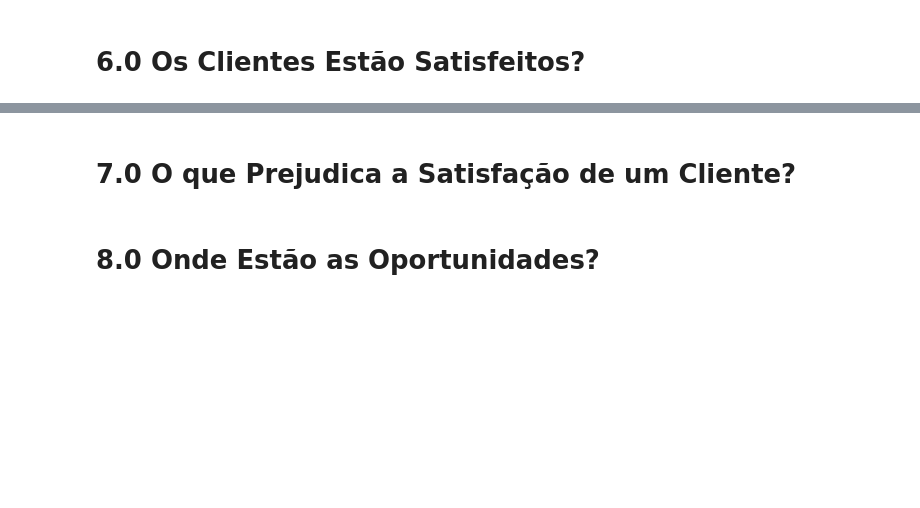
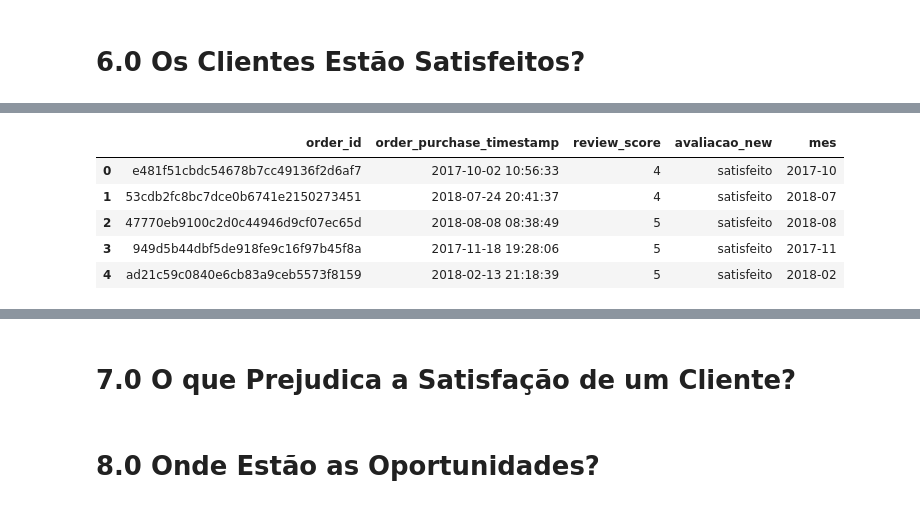
Before and after one commit to alefaizi/tech-challenge-olist, a Jupyter notebook: notebooks/03_analise.ipynb, the cells around one changed output, grey strips where cells are left out. Saved outputs shown, nothing was run; the diff lists cells and outputs as text; code cells hidden in the pictures; blank space fills up the shorter version.

```diff
--- a/notebooks/03_analise.ipynb
+++ b/notebooks/03_analise.ipynb
@@ -266,0 +270,7 @@ Variação Percentual Quad 1 vs Quad 2: -7.54%
+# %%
+# apagando coluna que não será usada
+df_avaliacoes_new = df_avaliacoes_new.drop(columns=['review_id'])
+# %%
+# criando coluna com nova classificação das avaliações
+classificacao = {1: 'insatisfeito', 2: 'insatisfeito', 3: 'neutro', 4: 'satisfeito', 5:'satisfeito'}
+df_avaliacoes_new['avaliacao_new'] = df_avaliacoes_new['review_score'].map(classificacao)
@@ -266,0 +293,9 @@ Variação Percentual Quad 1 vs Quad 2: -7.54%
+# %%
+# junção com a tabela de pedidos (apenas id e data da compra)
+pedidos_avaliacoes = pd.merge(
+    df_pedidos[['order_id', 'order_purchase_timestamp']],
+    df_avaliacoes_new,
+    how='inner',
+    on='order_id',
+    validate='1:1'
+)
@@ -266,0 +320,12 @@ Variação Percentual Quad 1 vs Quad 2: -7.54%
+# %%
+# criando a coluna do mês da avaliação
+pedidos_avaliacoes['mes'] = pedidos_avaliacoes['order_purchase_timestamp'].dt.to_period('M')
+# %%
+pedidos_avaliacoes.head()
+# %% [output]
+|  | order_id | order_purchase_timestamp | review_score | avaliacao_new | mes |
+| 0 | e481f51cbdc54678b7cc49136f2d6af7 | 2017-10-02 10:56:33 | 4 | satisfeito | 2017-10 |
+| 1 | 53cdb2fc8bc7dce0b6741e2150273451 | 2018-07-24 20:41:37 | 4 | satisfeito | 2018-07 |
+| 2 | 47770eb9100c2d0c44946d9cf07ec65d | 2018-08-08 08:38:49 | 5 | satisfeito | 2018-08 |
+| 3 | 949d5b44dbf5de918fe9c16f97b45f8a | 2017-11-18 19:28:06 | 5 | satisfeito | 2017-11 |
+| 4 | ad21c59c0840e6cb83a9ceb5573f8159 | 2018-02-13 21:18:39 | 5 | satisfeito | 2018-02 |
```
Also changed, not shown: parts of 8 cells of this notebook, 1 other file.
